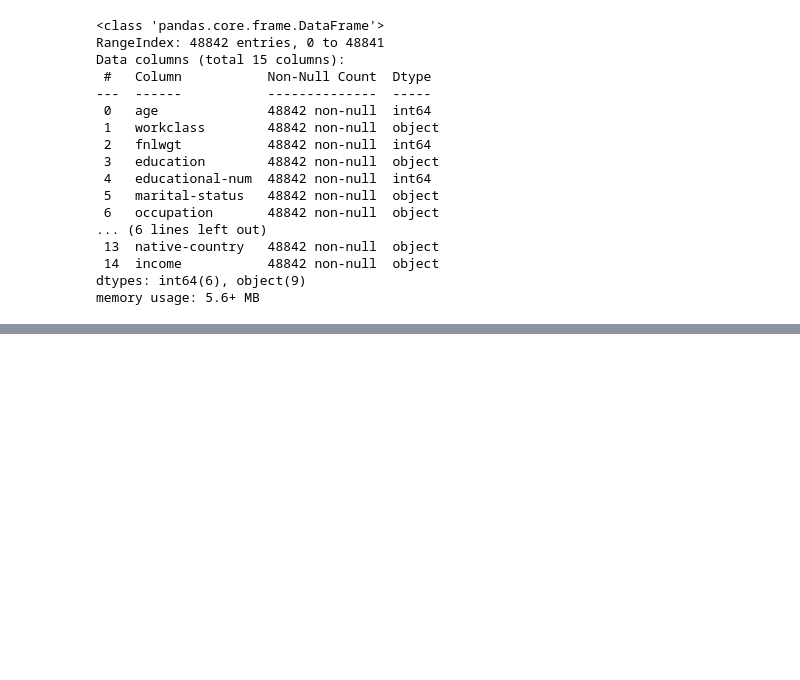
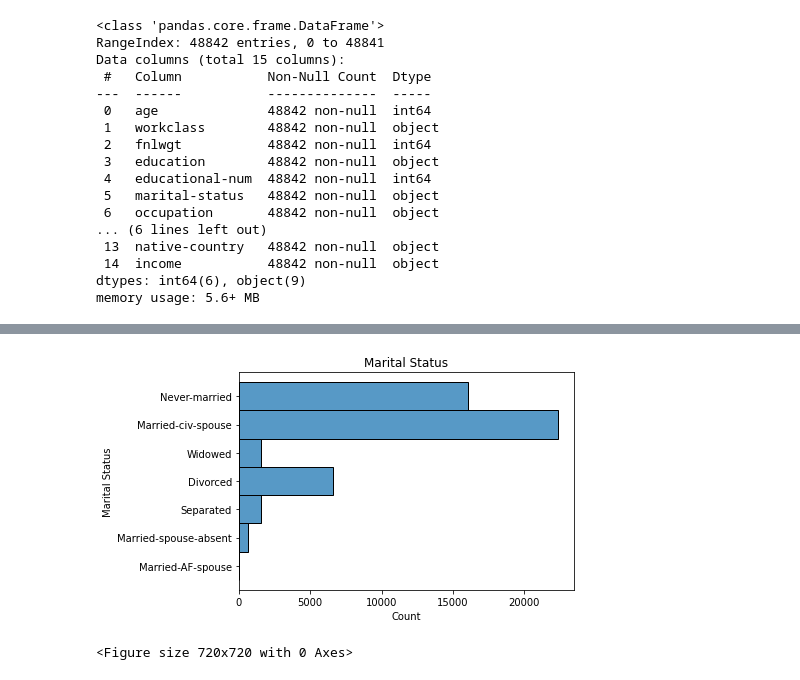
Before and after one commit to mkwak92/Project-1, a Jupyter notebook: Project_2.ipynb, the cells around one changed output, grey strips where cells are left out. Cells and saved outputs as stored; diff of their text form; code cells hidden in the pictures; blank space fills up the shorter version.

```diff
--- a/Project_2.ipynb
+++ b/Project_2.ipynb
@@ -85,0 +312,10 @@ memory usage: 5.6+ MB
+# %%
+#most of the people in this data set are never married or married
+sns.histplot(data=ml_df, y='marital-status')
+plt.title('Marital Status')
+plt.ylabel('Marital Status')
+plt.figure(figsize=(10,10))
+plt.show();
+# %% [output]
+[figure, added]
+<Figure size 720x720 with 0 Axes>
```
Also changed, not shown: parts of 36 cells of this notebook.
